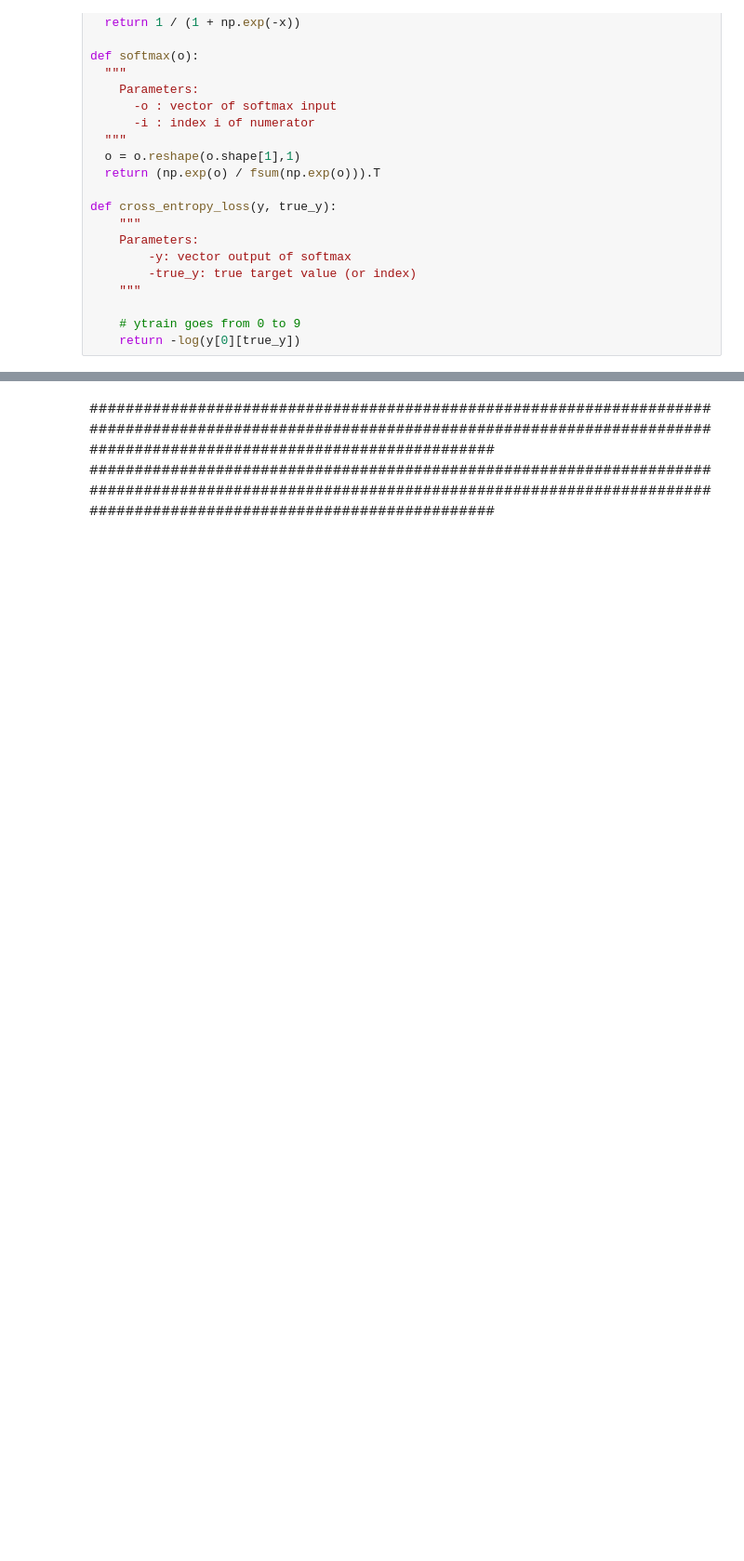
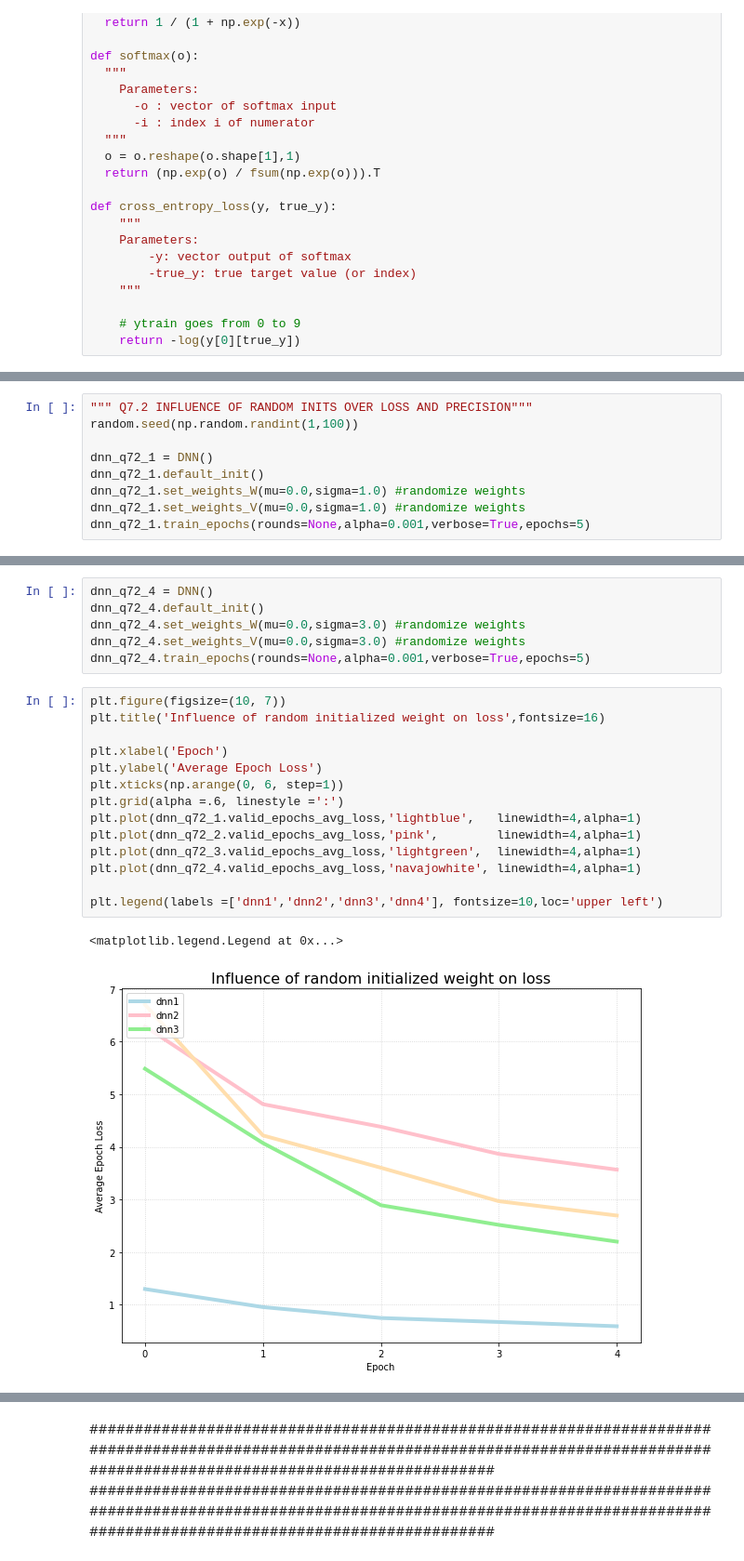
Before and after one commit to martinpucheuaviles/deep-learning-assignment1, a Jupyter notebook: part3.ipynb, the cells around one changed output, grey strips where cells are left out. Shown: that part at 93% size. Cells and saved outputs as stored; diff of their text form; blank space fills up the shorter version.

```diff
--- a/part3.ipynb
+++ b/part3.ipynb
@@ -287,0 +342,9 @@ class DNN:
+# %%
+""" Q7.2 INFLUENCE OF RANDOM INITS OVER LOSS AND PRECISION"""
+random.seed(np.random.randint(1,100))
+
+dnn_q72_1 = DNN()
+dnn_q72_1.default_init()
+dnn_q72_1.set_weights_W(mu=0.0,sigma=1.0) #randomize weights
+dnn_q72_1.set_weights_V(mu=0.0,sigma=1.0) #randomize weights
+dnn_q72_1.train_epochs(rounds=None,alpha=0.001,verbose=True,epochs=5)
@@ -287,0 +387,23 @@ class DNN:
+# %%
+dnn_q72_4 = DNN()
+dnn_q72_4.default_init()
+dnn_q72_4.set_weights_W(mu=0.0,sigma=3.0) #randomize weights
+dnn_q72_4.set_weights_V(mu=0.0,sigma=3.0) #randomize weights
+dnn_q72_4.train_epochs(rounds=None,alpha=0.001,verbose=True,epochs=5)
+# %%
+plt.figure(figsize=(10, 7))
+plt.title('Influence of random initialized weight on loss',fontsize=16)
+
+plt.xlabel('Epoch')
+plt.ylabel('Average Epoch Loss')
+plt.xticks(np.arange(0, 6, step=1))
+plt.grid(alpha =.6, linestyle =':')
+plt.plot(dnn_q72_1.valid_epochs_avg_loss,'lightblue',   linewidth=4,alpha=1)
+plt.plot(dnn_q72_2.valid_epochs_avg_loss,'pink',        linewidth=4,alpha=1)
+plt.plot(dnn_q72_3.valid_epochs_avg_loss,'lightgreen',  linewidth=4,alpha=1)
+plt.plot(dnn_q72_4.valid_epochs_avg_loss,'navajowhite', linewidth=4,alpha=1)
+
+plt.legend(labels =['dnn1','dnn2','dnn3','dnn4'], fontsize=10,loc='upper left')
+# %% [output]
+<matplotlib.legend.Legend at 0x...>
+[figure, added]
```
Also changed, not shown: parts of 28 cells of this notebook, 10 other files.
